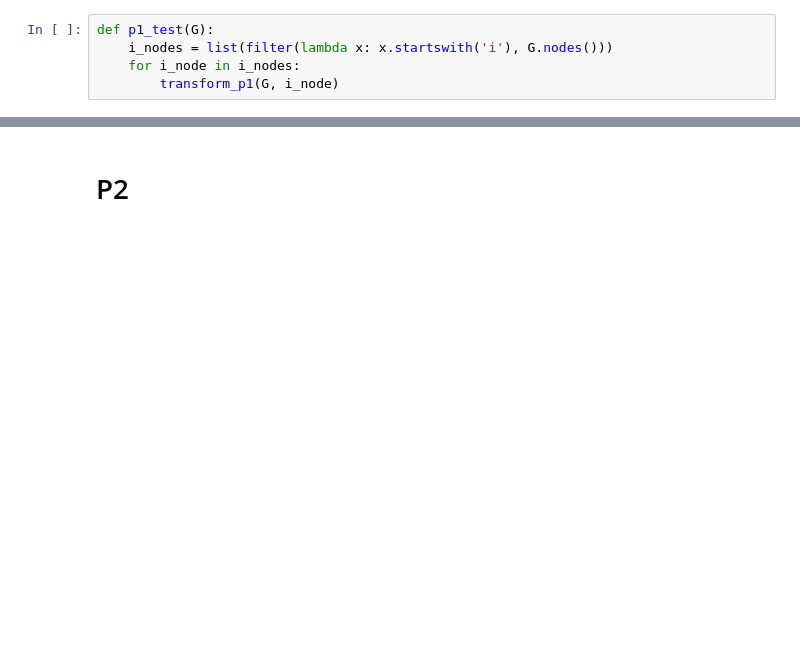
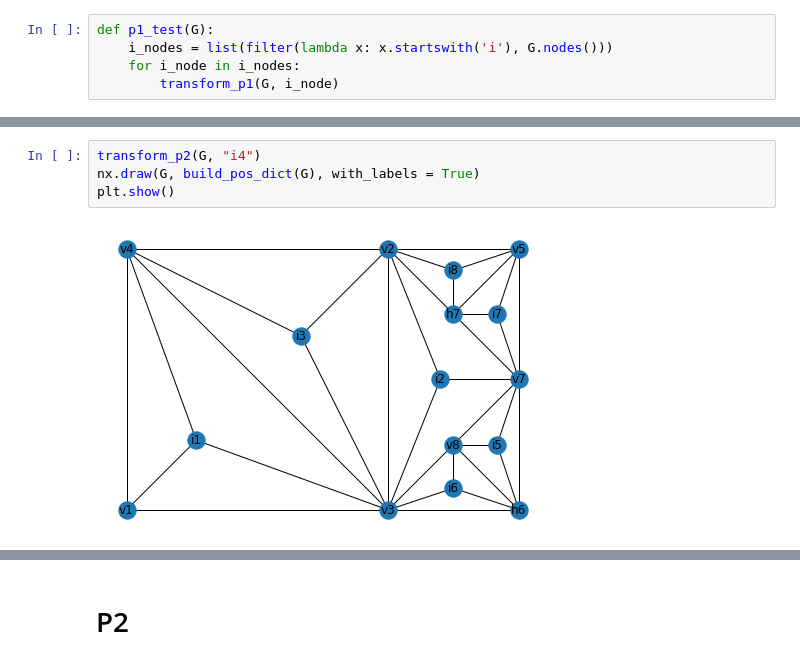
Before and after one commit to aleqsio/Terrain, a Jupyter notebook: CADY-ULTIMATE2.ipynb, the cells around one changed output, grey strips where cells are left out. Cells and saved outputs as stored; diff of their text form; blank space fills up the shorter version.

```diff
--- a/CADY-ULTIMATE2.ipynb
+++ b/CADY-ULTIMATE2.ipynb
@@ -332,0 +418,6 @@ Condition failed
+# %%
+transform_p2(G, "i4")
+nx.draw(G, build_pos_dict(G), with_labels = True)
+plt.show()
+# %% [output]
+[figure, added]
```
Also changed, not shown: parts of 37 cells of this notebook.
